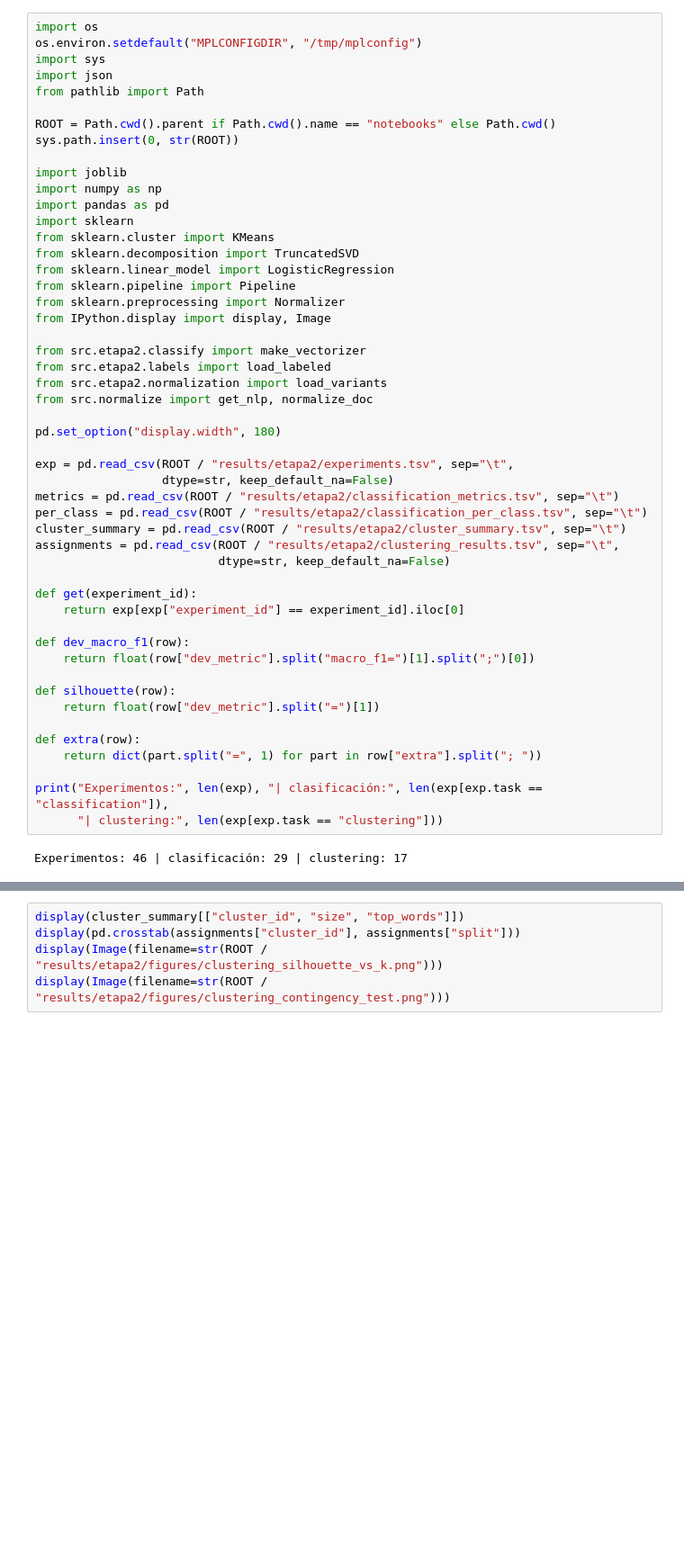
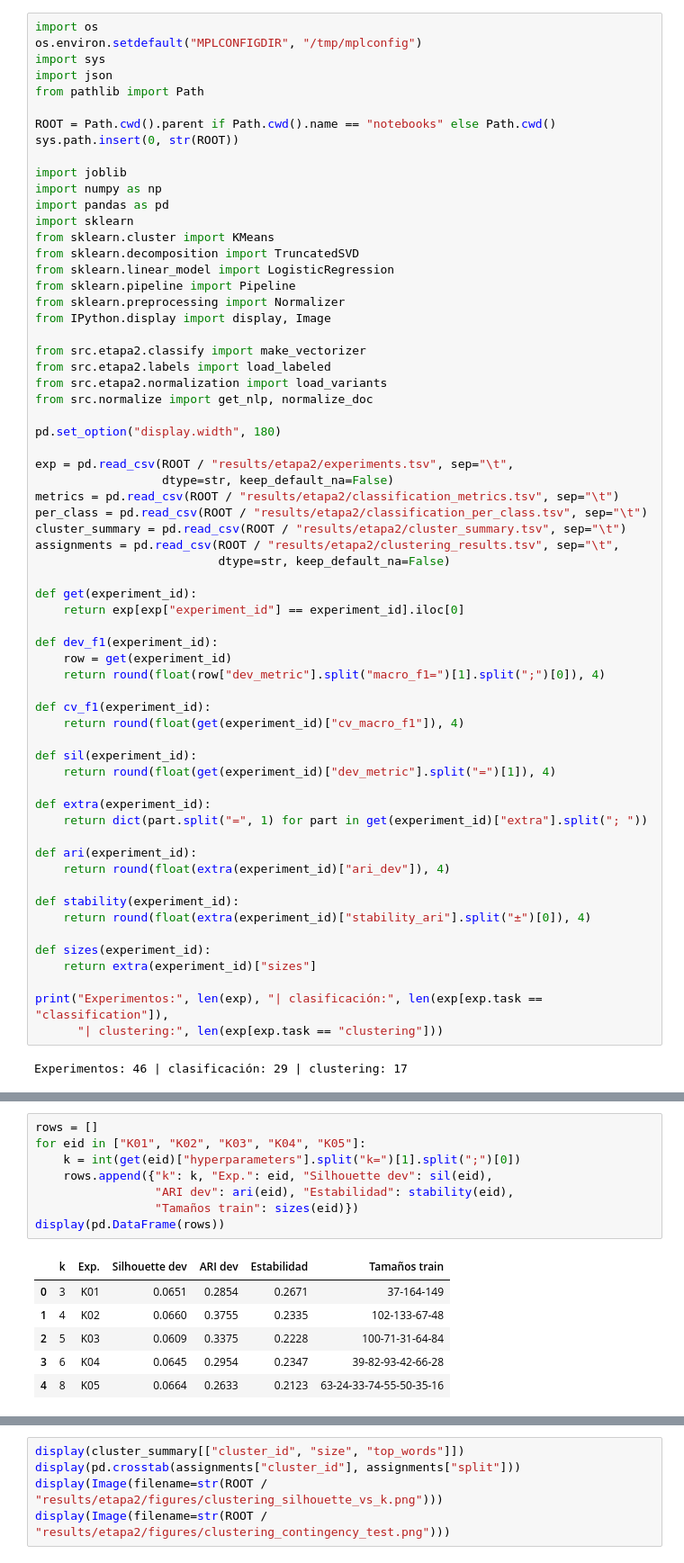
Before and after one commit to Angel788/PracticaMLNoticias, a Jupyter notebook: notebooks/00_etapa2_completo.ipynb, the cells around one changed output, grey strips where cells are left out. Shown at 90% size. Saved outputs shown, nothing was run; the diff lists cells and outputs as text; blank space fills up the shorter version.

Commit message:
Notebook único con el detalle de todos los experimentos

```diff
--- a/notebooks/00_etapa2_completo.ipynb
+++ b/notebooks/00_etapa2_completo.ipynb
@@ -49,14 +49,27 @@ assignments = pd.read_csv(ROOT / "results/etapa2/clustering_results.tsv", sep="\
 def get(experiment_id):
     return exp[exp["experiment_id"] == experiment_id].iloc[0]
 
-def dev_macro_f1(row):
-    return float(row["dev_metric"].split("macro_f1=")[1].split(";")[0])
+def dev_f1(experiment_id):
+    row = get(experiment_id)
+    return round(float(row["dev_metric"].split("macro_f1=")[1].split(";")[0]), 4)
 
-def silhouette(row):
-    return float(row["dev_metric"].split("=")[1])
+def cv_f1(experiment_id):
+    return round(float(get(experiment_id)["cv_macro_f1"]), 4)
 
-def extra(row):
-    return dict(part.split("=", 1) for part in row["extra"].split("; "))
+def sil(experiment_id):
+    return round(float(get(experiment_id)["dev_metric"].split("=")[1]), 4)
+
+def extra(experiment_id):
+    return dict(part.split("=", 1) for part in get(experiment_id)["extra"].split("; "))
+
+def ari(experiment_id):
+    return round(float(extra(experiment_id)["ari_dev"]), 4)
+
+def stability(experiment_id):
+    return round(float(extra(experiment_id)["stability_ari"].split("±")[0]), 4)
+
+def sizes(experiment_id):
+    return extra(experiment_id)["sizes"]
 
 print("Experimentos:", len(exp), "| clasificación:", len(exp[exp.task == "classification"]),
       "| clustering:", len(exp[exp.task == "clustering"]))
@@ -154,0 +244,15 @@ display(pd.DataFrame(rows))
+# %%
+rows = []
+for eid in ["K01", "K02", "K03", "K04", "K05"]:
+    k = int(get(eid)["hyperparameters"].split("k=")[1].split(";")[0])
+    rows.append({"k": k, "Exp.": eid, "Silhouette dev": sil(eid),
+                 "ARI dev": ari(eid), "Estabilidad": stability(eid),
+                 "Tamaños train": sizes(eid)})
+display(pd.DataFrame(rows))
+# %% [output]
+|  | k | Exp. | Silhouette dev | ARI dev | Estabilidad | Tamaños train |
+| 0 | 3 | K01 | 0.0651 | 0.2854 | 0.2671 | 37-164-149 |
+| 1 | 4 | K02 | 0.0660 | 0.3755 | 0.2335 | 102-133-67-48 |
+| 2 | 5 | K03 | 0.0609 | 0.3375 | 0.2228 | 100-71-31-64-84 |
+| 3 | 6 | K04 | 0.0645 | 0.2954 | 0.2347 | 39-82-93-42-66-28 |
+| 4 | 8 | K05 | 0.0664 | 0.2633 | 0.2123 | 63-24-33-74-55-50-35-16 |
```
Also changed, not shown: parts of 50 cells of this notebook, 3 other files.
